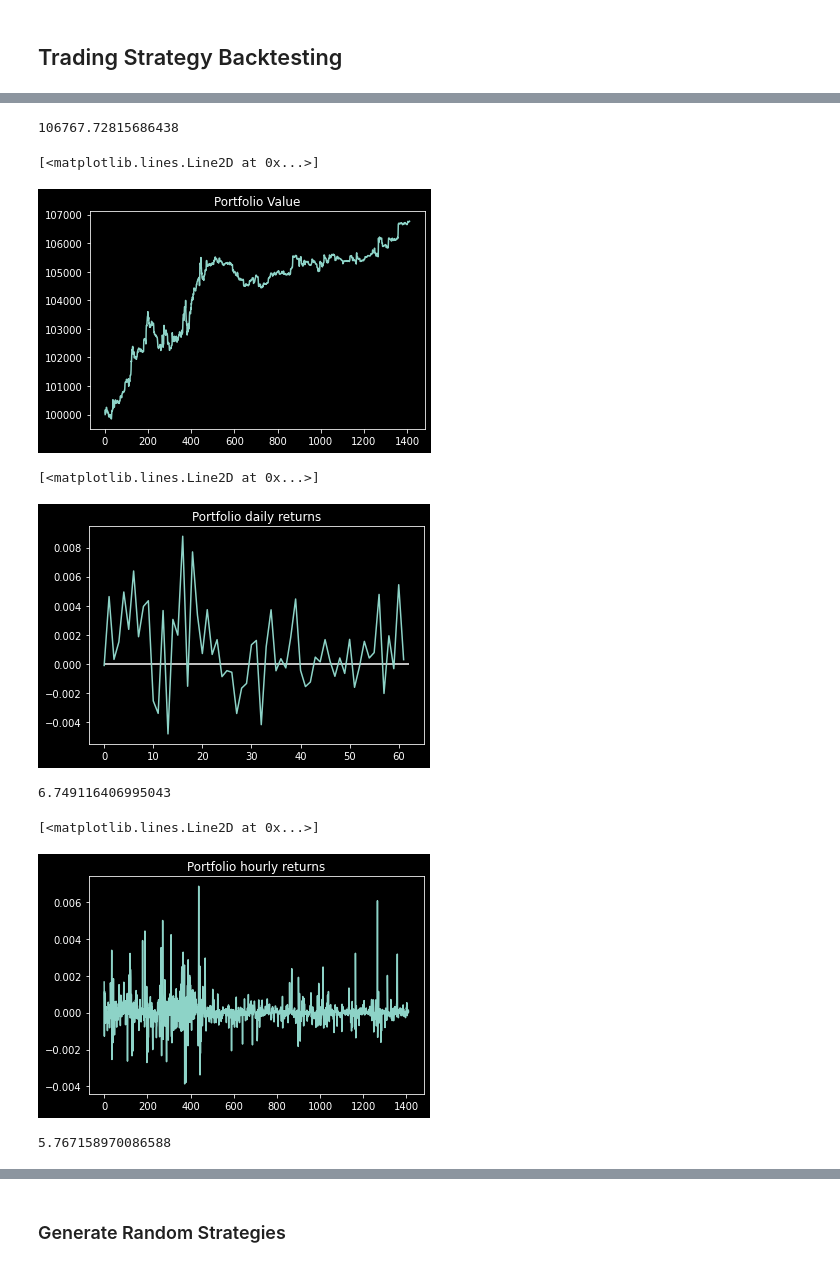
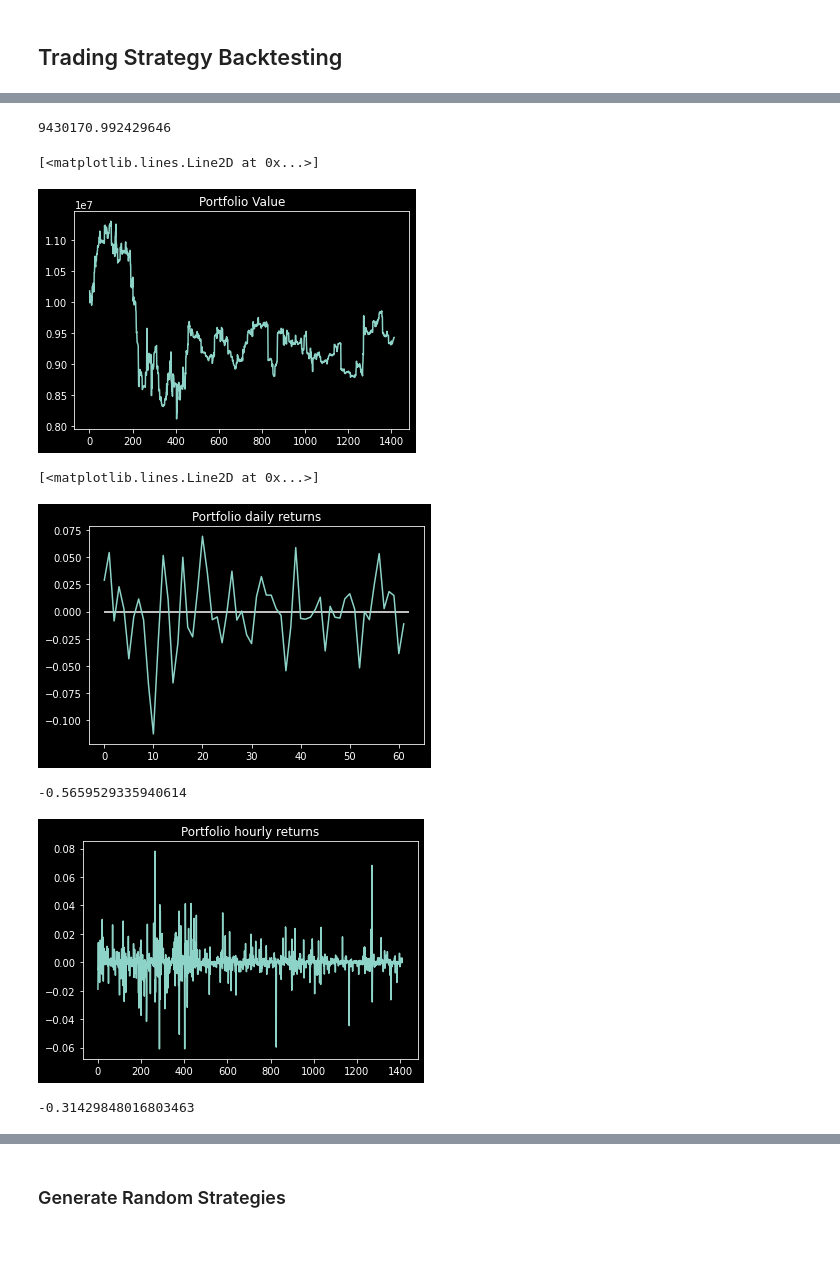
Before and after one commit to ktsou/TradingNLP-shell, a Jupyter notebook: main.ipynb, the cells around one changed output, grey strips where cells are left out. Saved outputs shown, nothing was run; the diff lists cells and outputs as text; code cells hidden in the pictures.

```diff
--- a/main.ipynb
+++ b/main.ipynb
@@ -29,13 +29,13 @@ from IPython.display import display, clear_output
 from pathlib import Path
 # %%
 # DATASET_FILEPATH = "./Data Preprocessed/Dataset_sentiment_100K_glove_filtered_2g.csv"
-DATASET_FILEPATH = "./Data Preprocessed/Dataset_sentiment_100K_glove_filtered_2g_user_weights.csv"
+# DATASET_FILEPATH = "./Data Preprocessed/Dataset_sentiment_100K_glove_filtered_2g_user_weights.csv"
 # DATASET_FILEPATH = "./Data Preprocessed/Dataset_sentiment_BERT_trainable_full.csv"
 # DATASET_FILEPATH = "./Data Preprocessed/Dataset_sentiment_100K_glove_91_filtered_full_user_weights_user_averaged.csv"
 # DATASET_FILEPATH = "./Data Preprocessed/Dataset_sentiment_100K_glove_filtered_full_user_weights.csv"
 # DATASET_FILEPATH = "./Data Preprocessed/Dataset_sentiment_100K_glove_filtered_full_user_weights_user_averaged.csv"
 # DATASET_FILEPATH = "./Data Preprocessed/Dataset_sentiment_100K_glove_91_filtered_full_user_averaged.csv"
-# DATASET_FILEPATH = "./Data Preprocessed/Dataset_sentiment_100K_91_glove_filtered_full.csv"
+DATASET_FILEPATH = "./Data Preprocessed/Dataset_sentiment_100K_91_glove_filtered_full.csv"
 
 TRADING_STRATEGY_FILEPATH = './Trading Strategy'
 # %% [markdown]
@@ -174,8 +178,8 @@ np.min(df['Bitcoin'].values)
 # %%
-signal = Signal2(df['Bitcoin'])
-strategy = BitcoinNLPStrategy2()
+signal = Signal3(df['Bitcoin'])
+strategy = BitcoinNLPStrategy()
 strategy.add_signal(signal)
-algo = customNLP(100000, df[['Open','Open']], strategy)
+algo = customNLP(10000000, df[['open','close']], strategy)
 #algo.set_stoploss(0.01)
 
 algo.run(split = True)
@@ -211,4 +238,4 @@ algo.plot()
 # %%
 algo.cash
 # %% [output]
-106767.72815686438
+9430170.992429646
@@ -215,33 +245,36 @@ algo.cash
 # %%
 plt.title("Portfolio Value")
 plt.plot(list(algo.metrics['Portfolio Marked']))
+#plt.savefig('assetcurve.png')
 # %% [output]
 [<matplotlib.lines.Line2D at 0x...>]
-[figure, old version]
+[figure, new version]
 # %%
 algo.metrics['date'] =  algo.metrics.index.map(lambda x : str(x)[:-8])
+algo.metrics['hour'] =  algo.metrics.index.map(lambda x : str(x)[-8:])
+
 plt.title("Portfolio daily returns")
 daily_returns = algo.metrics.groupby(['date'])['Portfolio Marked'].first().pct_change().dropna().values
 plt.hlines(0 ,0 ,daily_returns.shape[0])
 plt.plot(daily_returns)
 # %% [output]
 [<matplotlib.lines.Line2D at 0x...>]
-[figure, old version]
+[figure, new version]
 # %%
 sr = ((np.mean(daily_returns)-0.035/365)/np.std(daily_returns)*math.sqrt(365))
 sr
 # %% [output]
-6.749116406995043
+-0.5659529335940614
 # %%
 plt.title("Portfolio hourly returns")
 returns = algo.metrics['Portfolio Marked'].pct_change().dropna().values
 
 plt.plot(returns)
+plt.savefig('hourly_returns.png')
 # %% [output]
-[<matplotlib.lines.Line2D at 0x...>]
-[figure, old version]
+[figure, new version]
 # %%
 sr = ((np.mean(returns)-0.035/24/365)/np.std(returns)*math.sqrt(365*24))
 sr
 # %% [output]
-5.767158970086588
+-0.31429848016803463
```
Also changed, not shown: parts of 24 cells of this notebook, 5 other files.
